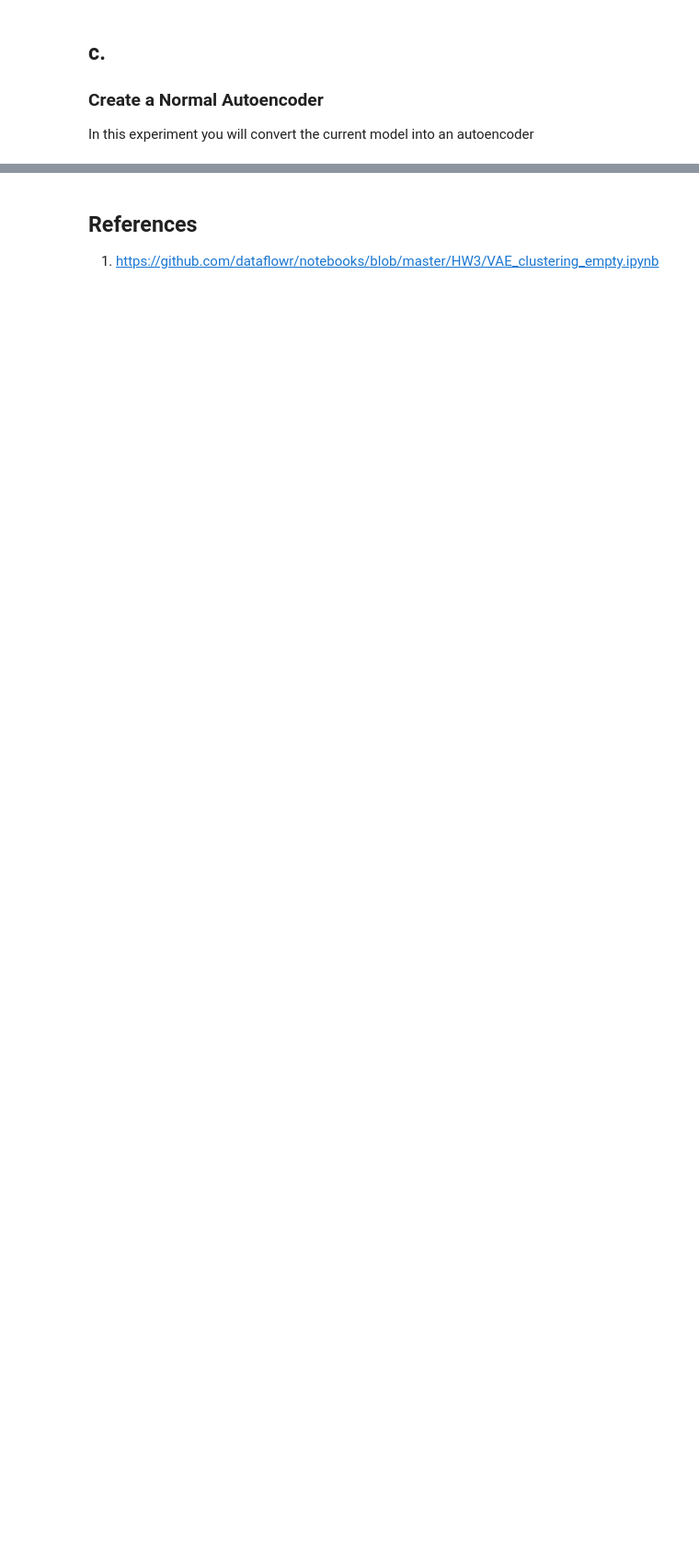
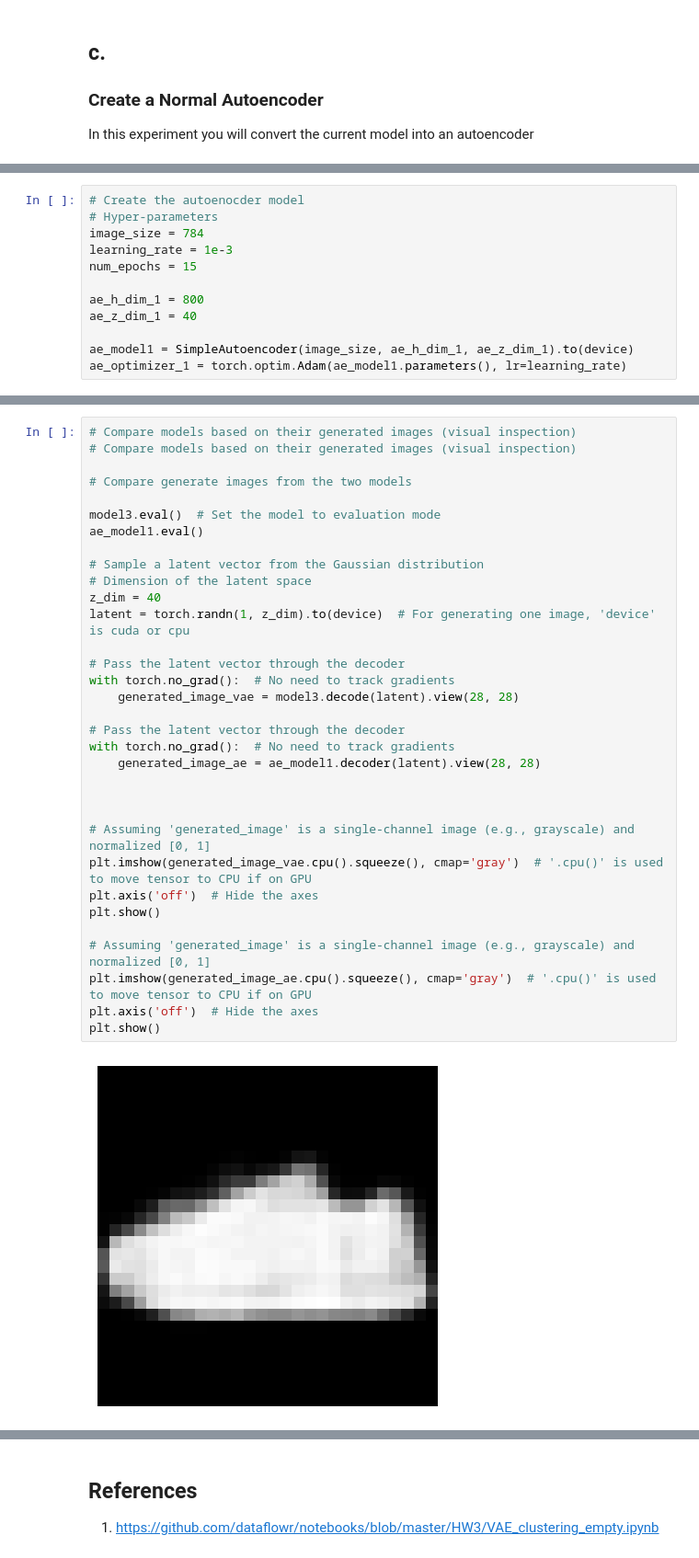
Before and after one commit to tdtrevathan/task4, a Jupyter notebook: IntroductionToDeepLearning.ipynb, the cells around one changed output, grey strips where cells are left out. Shown at 92% size. Saved outputs shown, nothing was run; the diff lists cells and outputs as text; blank space fills up the shorter version.

```diff
--- a/IntroductionToDeepLearning.ipynb
+++ b/IntroductionToDeepLearning.ipynb
@@ -708,0 +743,12 @@ In this experiment you will convert the current model into an autoencoder
+# %%
+# Create the autoenocder model
+# Hyper-parameters
+image_size = 784
+learning_rate = 1e-3
+num_epochs = 15
+
+ae_h_dim_1 = 800
+ae_z_dim_1 = 40
+
+ae_model1 = SimpleAutoencoder(image_size, ae_h_dim_1, ae_z_dim_1).to(device)
+ae_optimizer_1 = torch.optim.Adam(ae_model1.parameters(), lr=learning_rate)
@@ -708,0 +815,35 @@ In this experiment you will convert the current model into an autoencoder
+# %%
+# Compare models based on their generated images (visual inspection)
+# Compare models based on their generated images (visual inspection)
+
+# Compare generate images from the two models
+
+model3.eval()  # Set the model to evaluation mode
+ae_model1.eval()
+
+# Sample a latent vector from the Gaussian distribution
+# Dimension of the latent space
+z_dim = 40
+latent = torch.randn(1, z_dim).to(device)  # For generating one image, 'device' is cuda or cpu
+
+# Pass the latent vector through the decoder
+with torch.no_grad():  # No need to track gradients
+    generated_image_vae = model3.decode(latent).view(28, 28)
+
+# Pass the latent vector through the decoder
+with torch.no_grad():  # No need to track gradients
+    generated_image_ae = ae_model1.decoder(latent).view(28, 28)
+
+
+
+# Assuming 'generated_image' is a single-channel image (e.g., grayscale) and normalized [0, 1]
+plt.imshow(generated_image_vae.cpu().squeeze(), cmap='gray')  # '.cpu()' is used to move tensor to CPU if on GPU
+plt.axis('off')  # Hide the axes
+plt.show()
+
+# Assuming 'generated_image' is a single-channel image (e.g., grayscale) and normalized [0, 1]
+plt.imshow(generated_image_ae.cpu().squeeze(), cmap='gray')  # '.cpu()' is used to move tensor to CPU if on GPU
+plt.axis('off')  # Hide the axes
+plt.show()
+# %% [output]
+[figure, added]
```
Also changed, not shown: parts of 18 cells of this notebook.
